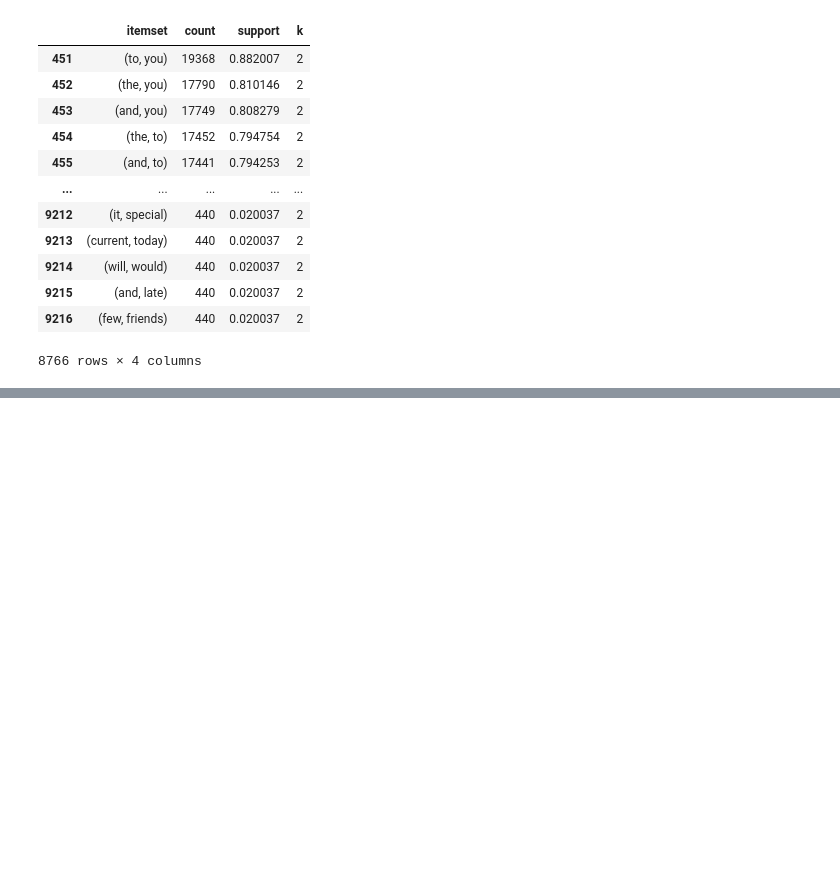
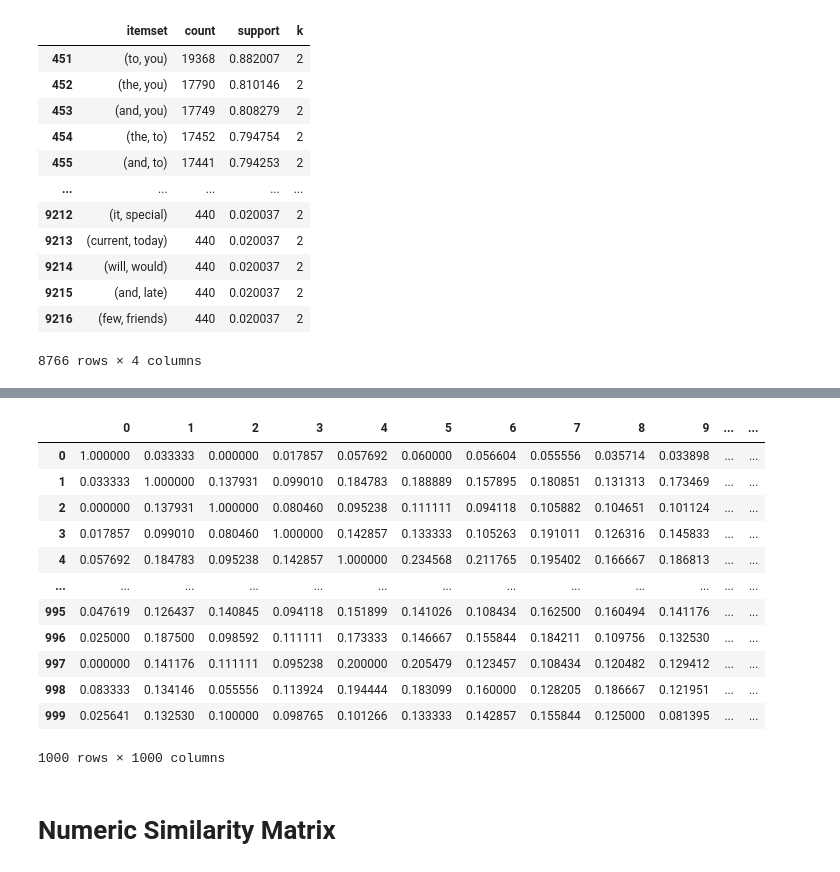
Before and after one commit to andregodinhodtu/02807_Comp_tools_project_group_02, a Jupyter notebook: notebooks/frequent_itemsets_version_2.ipynb, the cells around one changed output, grey strips where cells are left out. Saved outputs shown, nothing was run; the diff lists cells and outputs as text; code cells hidden in the pictures; blank space fills up the shorter version.

```diff
--- a/notebooks/frequent_itemsets_version_2.ipynb
+++ b/notebooks/frequent_itemsets_version_2.ipynb
@@ -343,0 +453,31 @@ else:
+# %%
+jacard_similarity_matrix = pd.DataFrame(0.0, index=range(data.shape[0]), columns=range(data.shape[0]))
+
+for i in range(data.shape[0]):
+    for j in range(data.shape[0]):
+        tokens_i = set(data.at[i, 'token'])
+        tokens_j = set(data.at[j, 'token'])
+        intersection = tokens_i.intersection(tokens_j)
+        union = tokens_i.union(tokens_j)
+        if len(union) > 0:
+            jacard_similarity_matrix.at[i, j] = len(intersection) / len(union)
+        else:
+            jacard_similarity_matrix.at[i, j] = 0.0
+# %%
+jacard_similarity_matrix
+# %% [output]
+|  | 0 | 1 | 2 | 3 | 4 | 5 | 6 | 7 | 8 | 9 | ... | ... |
+| 0 | 1.000000 | 0.033333 | 0.000000 | 0.017857 | 0.057692 | 0.060000 | 0.056604 | 0.055556 | 0.035714 | 0.033898 | ... | ... |
+| 1 | 0.033333 | 1.000000 | 0.137931 | 0.099010 | 0.184783 | 0.188889 | 0.157895 | 0.180851 | 0.131313 | 0.173469 | ... | ... |
+| 2 | 0.000000 | 0.137931 | 1.000000 | 0.080460 | 0.095238 | 0.111111 | 0.094118 | 0.105882 | 0.104651 | 0.101124 | ... | ... |
+| 3 | 0.017857 | 0.099010 | 0.080460 | 1.000000 | 0.142857 | 0.133333 | 0.105263 | 0.191011 | 0.126316 | 0.145833 | ... | ... |
+| 4 | 0.057692 | 0.184783 | 0.095238 | 0.142857 | 1.000000 | 0.234568 | 0.211765 | 0.195402 | 0.166667 | 0.186813 | ... | ... |
+| ... | ... | ... | ... | ... | ... | ... | ... | ... | ... | ... | ... | ... |
+| 995 | 0.047619 | 0.126437 | 0.140845 | 0.094118 | 0.151899 | 0.141026 | 0.108434 | 0.162500 | 0.160494 | 0.141176 | ... | ... |
+| 996 | 0.025000 | 0.187500 | 0.098592 | 0.111111 | 0.173333 | 0.146667 | 0.155844 | 0.184211 | 0.109756 | 0.132530 | ... | ... |
+| 997 | 0.000000 | 0.141176 | 0.111111 | 0.095238 | 0.200000 | 0.205479 | 0.123457 | 0.108434 | 0.120482 | 0.129412 | ... | ... |
+| 998 | 0.083333 | 0.134146 | 0.055556 | 0.113924 | 0.194444 | 0.183099 | 0.160000 | 0.128205 | 0.186667 | 0.121951 | ... | ... |
+| 999 | 0.025641 | 0.132530 | 0.100000 | 0.098765 | 0.101266 | 0.133333 | 0.142857 | 0.155844 | 0.125000 | 0.081395 | ... | ... |
+1000 rows × 1000 columns
+# %% [markdown]
+# Numeric Similarity Matrix
```
Also changed, not shown: parts of 22 cells of this notebook.
